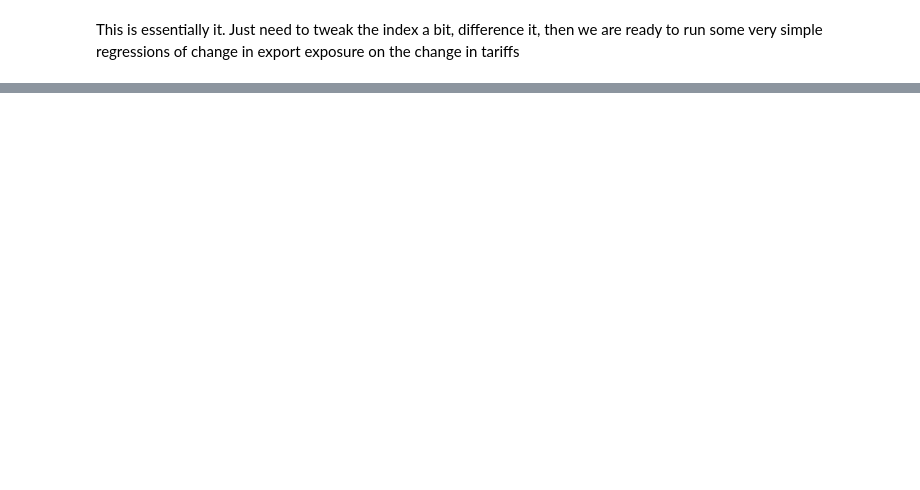
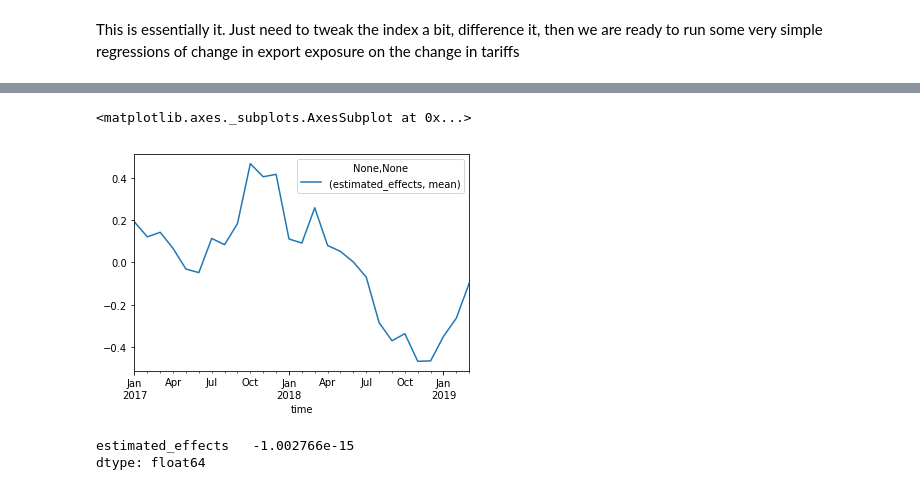
Before and after one commit to mwaugh0328/data_bootcamp_spring_2019, a Jupyter notebook: bls_quarterly_data/tariffs_and_exports.ipynb, the cells around one changed output, grey strips where cells are left out. Drawn from its saved outputs; the diff is of its cells as text; code cells hidden in the pictures; blank space fills up the shorter version.

```diff
--- a/bls_quarterly_data/tariffs_and_exports.ipynb
+++ b/bls_quarterly_data/tariffs_and_exports.ipynb
@@ -63,6 +64,8 @@ df_county["sup_ind"] = df_county.industry_code.str[1].astype(int)
 # not clear if this matters with the conditioning all ready
 
 df_county = df_county[df_county["sup_ind"] > 0]
+
+df_county.area_fips = df_county.area_fips.astype(str)
 # %%
 df_national = df_county.groupby("industry_code").agg({"annual_avg_emplvl": "sum"})
 
@@ -243,3 +244,5 @@ exp_trf_bynaics["time"] = exp_trf_bynaics.index.get_level_values(0)
+# %%
+exp_trf_bynaics["time"] = exp_trf_bynaics.index.get_level_values(0)
 # %%
 exp_trf_bynaics = exp_trf_bynaics.droplevel(level=0)
 # %%
@@ -340,0 +326,10 @@ trade_county.tail()
+# %%
+trade_county["chng_exp_pc"] = trade_county["exp_pc"].pct_change(12)
+
+trade_county["chng_tariff"] = np.log(1+.01*trade_county["tariff"]).diff(12)
+
+trade_county["log_tariff"] = np.log(1+.01*trade_county["tariff"])
+
+trade_county["log_exp_pc"] = np.log(.11+trade_county["exp_pc"])
+
+trade_county["const"] = 1
@@ -363,0 +350,10 @@ print(res_first)
+# %%
+exog_vars = ["const",'log_tariff']
+
+exog = trade_county[exog_vars]
+
+mod = PanelOLS(trade_county.log_exp_pc, exog, entity_effects=True, time_effects = True)
+
+fe_res = mod.fit(cov_type='clustered', cluster_entity=True)
+
+print(fe_res)
@@ -363,0 +378,10 @@ print(res_first)
+# %%
+fe_res.estimated_effects.groupby("time").agg({"mean"}).plot()
+# %% [output]
+<matplotlib.axes._subplots.AxesSubplot at 0x...>
+[figure, added]
+# %%
+fe_res.estimated_effects.mean()
+# %% [output]
+estimated_effects   -1.002766e-15
+dtype: float64
```
Also changed, not shown: parts of 14 cells of this notebook, 3 other files.
